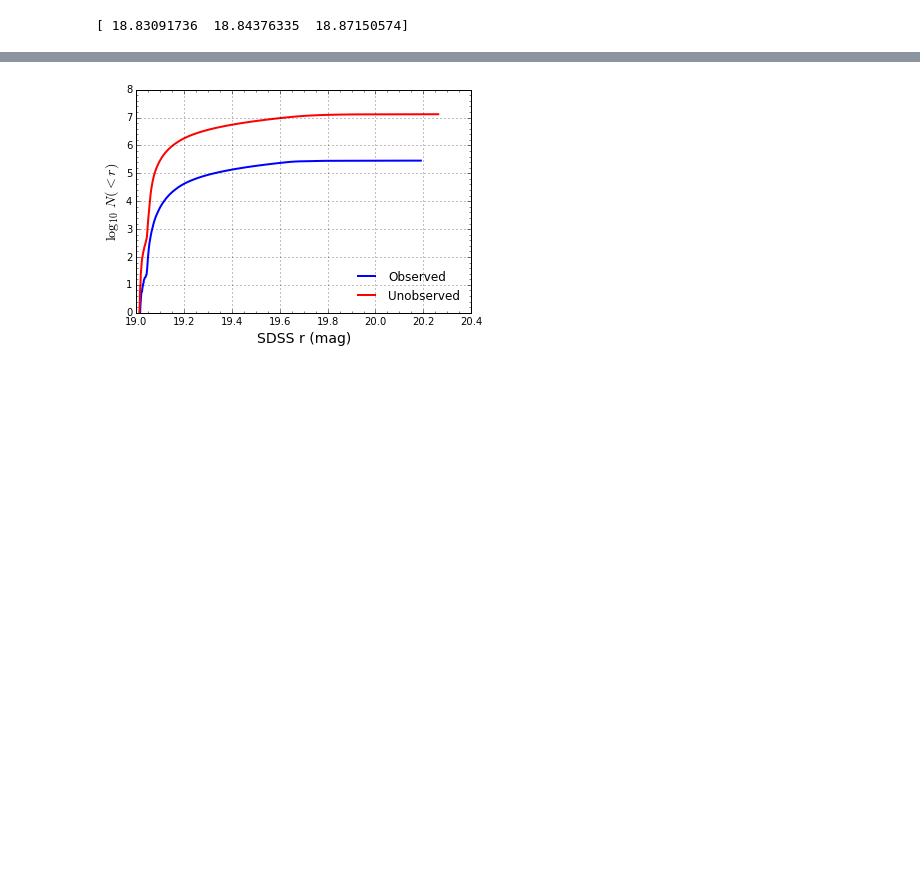
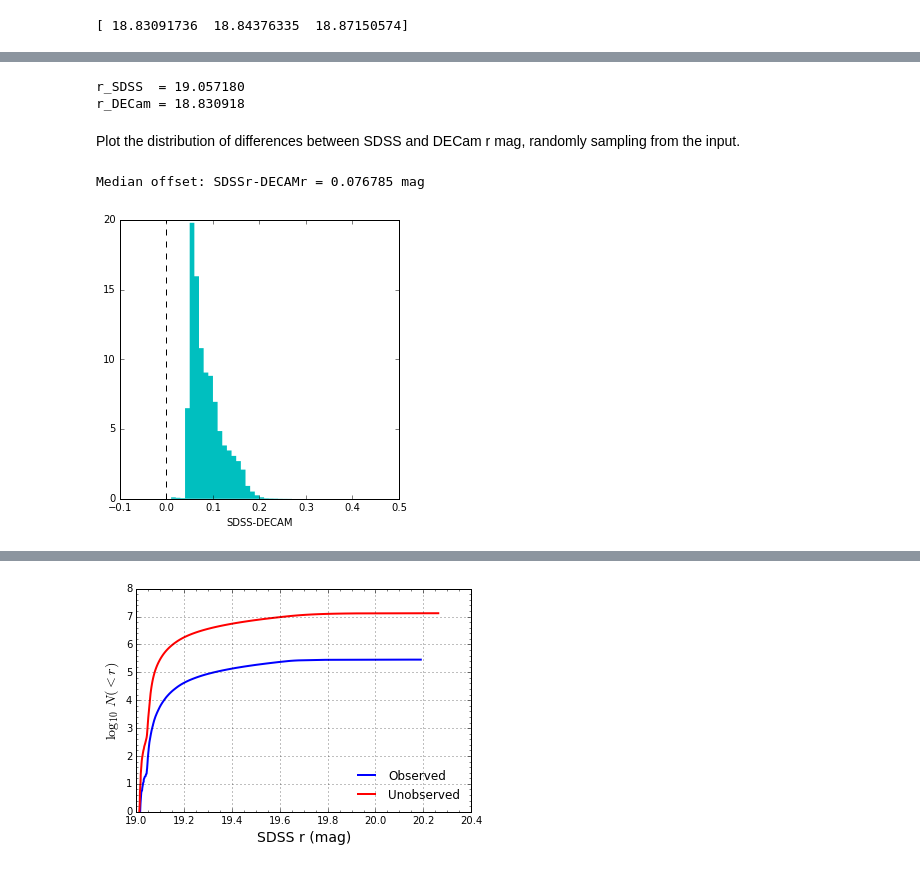
Before and after one commit to apcooper/bright_analysis_doc, a Jupyter notebook: nb/12apr2017_full.ipynb, the cells around one changed output, grey strips where cells are left out. Cells and saved outputs as stored; diff of their text form; code cells hidden in the pictures; blank space fills up the shorter version.

```diff
--- a/nb/12apr2017_full.ipynb
+++ b/nb/12apr2017_full.ipynb
@@ -189,0 +199,31 @@ Haven't figured out yet why these magnitudes disagree...
+# %%
+g,r,i,z = t['SDSSg_true','SDSSr_true','SDSSi_true','SDSSz_true'][0]
+print('r_SDSS  = %f'%(r))
+decam_g,decam_r,decam_i = photo.sdss2decam(g,r,i,z)
+print('r_DECam = %f'%(decam_r))
+# %% [output]
+r_SDSS  = 19.057180
+r_DECam = 18.830918
+# %% [markdown]
+Plot the distribution of differences between SDSS and DECam r mag, randomly sampling from the input.
+# %%
+v = np.random.choice(np.arange(0,len(data_obs[main_obs])),size=50000)
+sdss_g = data_obs['SDSSg_true'][main_obs][v]
+sdss_r = data_obs['SDSSr_true'][main_obs][v]
+sdss_i = data_obs['SDSSi_true'][main_obs][v]
+sdss_z = data_obs['SDSSz_true'][main_obs][v]
+# %%
+decam_g,decam_r,decam_i = photo.sdss2decam(sdss_g,sdss_r,sdss_i,sdss_z)
+# %%
+figure(figsize=(5,5))
+bins = np.arange(-1.0,1,0.01)
+hist(sdss_r-decam_r,edgecolor='None',color='c',histtype='stepfilled',bins=bins,normed=True)
+pl.xlim(-0.1,0.5)
+pl.axvline(0,c='k',ls='--')
+pl.xlabel('SDSS-DECAM')
+
+offset = sdss_r-decam_r
+print('Median offset: SDSSr-DECAMr = %f mag'%(np.median(offset)));
+# %% [output]
+Median offset: SDSSr-DECAMr = 0.076785 mag
+[figure, added]
```
Also changed, not shown: parts of 22 cells of this notebook.
